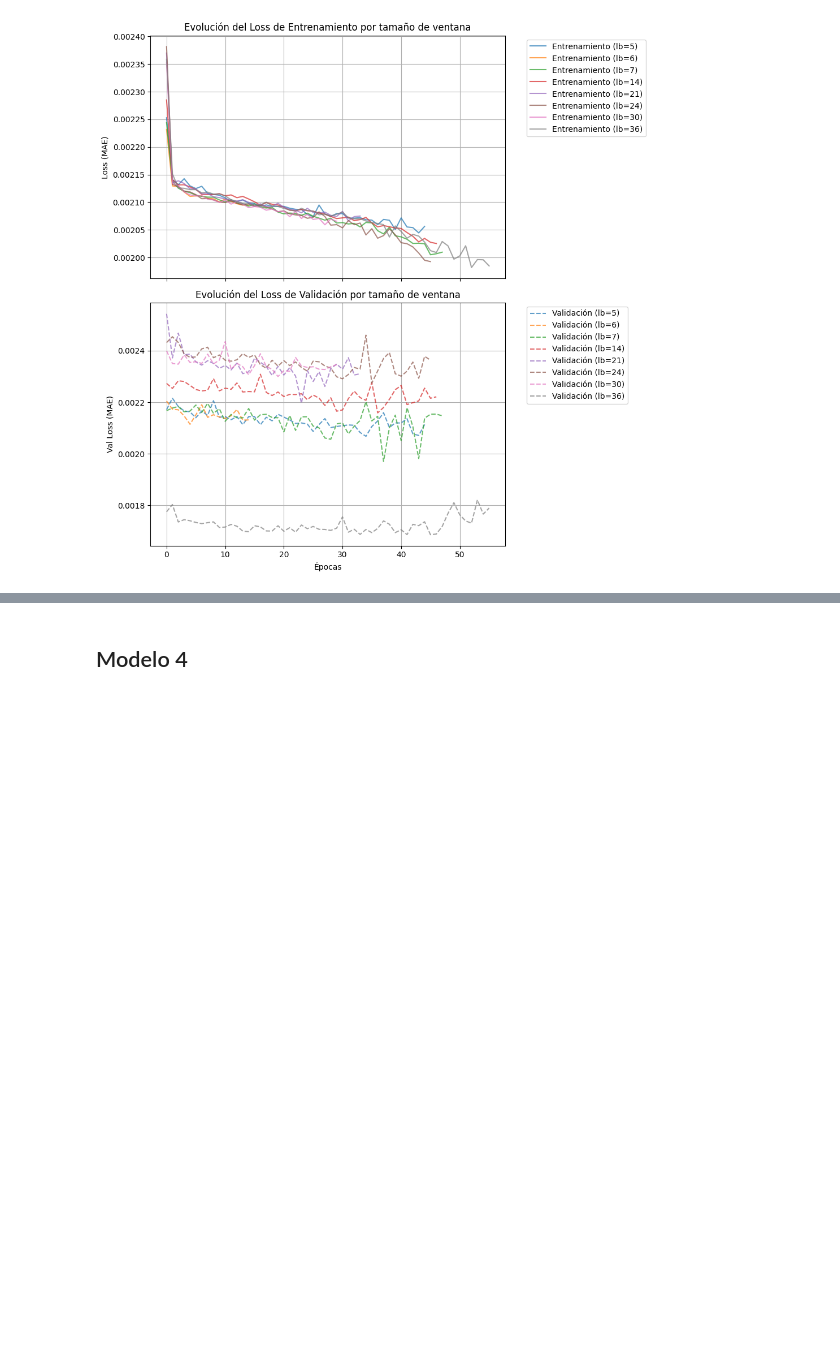
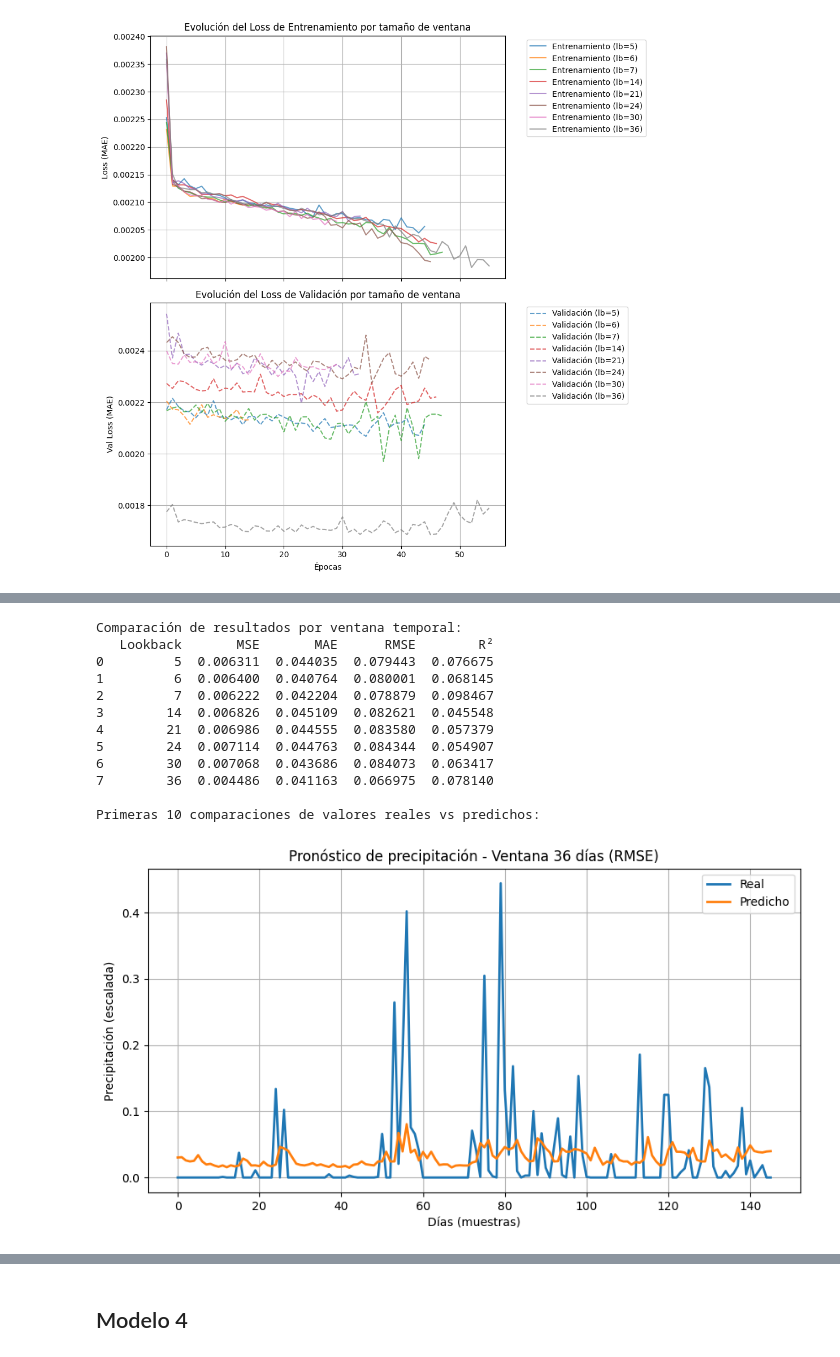
Before and after one commit to Laura9704/Fundamentos_MCD, a Jupyter notebook: Modelo_RNN.ipynb, the cells around one changed output, grey strips where cells are left out. Saved outputs shown, nothing was run; the diff lists cells and outputs as text; code cells hidden in the pictures; blank space fills up the shorter version.

```diff
--- a/Modelo_RNN.ipynb
+++ b/Modelo_RNN.ipynb
@@ -1442,7 +1444,7 @@ params = {
     'batch_size': 32,          # Tamaño de los lotes de entrenamiento
     'epochs': 70,              # Máximo de épocas de entrenamiento
     'drop_rate': 0.2,          # Tasa de dropout para evitar overfitting
-    'huber_delta': 0.01,       # Delta de sensibilidad para la Huber loss
+    'huber_delta': 0.3,       # Delta de sensibilidad para la Huber loss
     'loss_func': 'huber',      # Tipo de función de pérdida: Huber
     'patience': 10             # Número de épocas sin mejora para activar EarlyStopping
 }
@@ -1448,0 +1587,35 @@ params = {
+# %%
+# ===============================================================
+#  Visualización de resultados
+# ===============================================================
+# Tabla comparativa
+results_df = pd.DataFrame(results)
+print("\nComparación de resultados por ventana temporal:")
+print(results_df)
+
+best_lookback = results_df.loc[results_df['RMSE'].idxmin(), 'Lookback']
+pred_df = predictions_dict[best_lookback]
+print("\nPrimeras 10 comparaciones de valores reales vs predichos:")
+plt.figure(figsize=(10,5))
+plt.plot(pred_df['Real'].values[:200], label='Real', linewidth=2)
+plt.plot(pred_df['Predicho'].values[:200], label='Predicho', linewidth=2)
+plt.title(f'Pronóstico de precipitación - Ventana {best_lookback} días (RMSE)')
+plt.xlabel('Días (muestras)')
+plt.ylabel('Precipitación (escalada)')
+plt.legend()
+plt.grid(True)
+plt.show()
+# %% [output]
+Comparación de resultados por ventana temporal:
+   Lookback       MSE       MAE      RMSE        R²
+0         5  0.006311  0.044035  0.079443  0.076675
+1         6  0.006400  0.040764  0.080001  0.068145
+2         7  0.006222  0.042204  0.078879  0.098467
+3        14  0.006826  0.045109  0.082621  0.045548
+4        21  0.006986  0.044555  0.083580  0.057379
+5        24  0.007114  0.044763  0.084344  0.054907
+6        30  0.007068  0.043686  0.084073  0.063417
+7        36  0.004486  0.041163  0.066975  0.078140
+
+Primeras 10 comparaciones de valores reales vs predichos:
+[figure, added]
```
Also changed, not shown: parts of 6 cells of this notebook.
